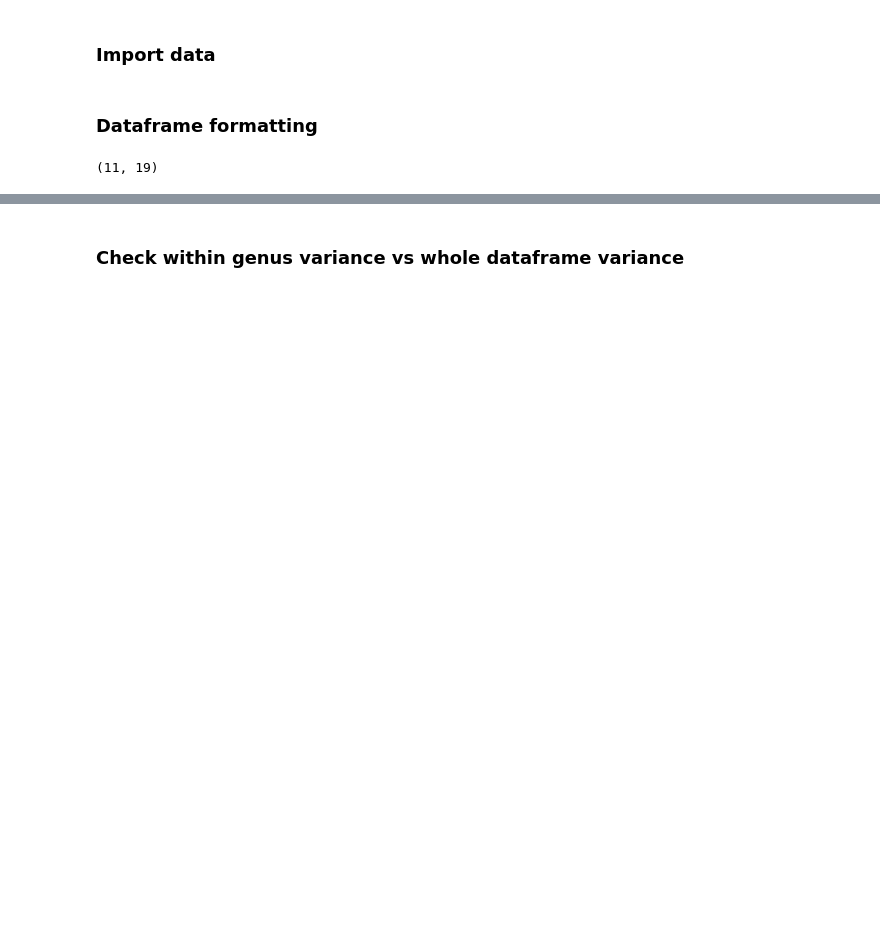
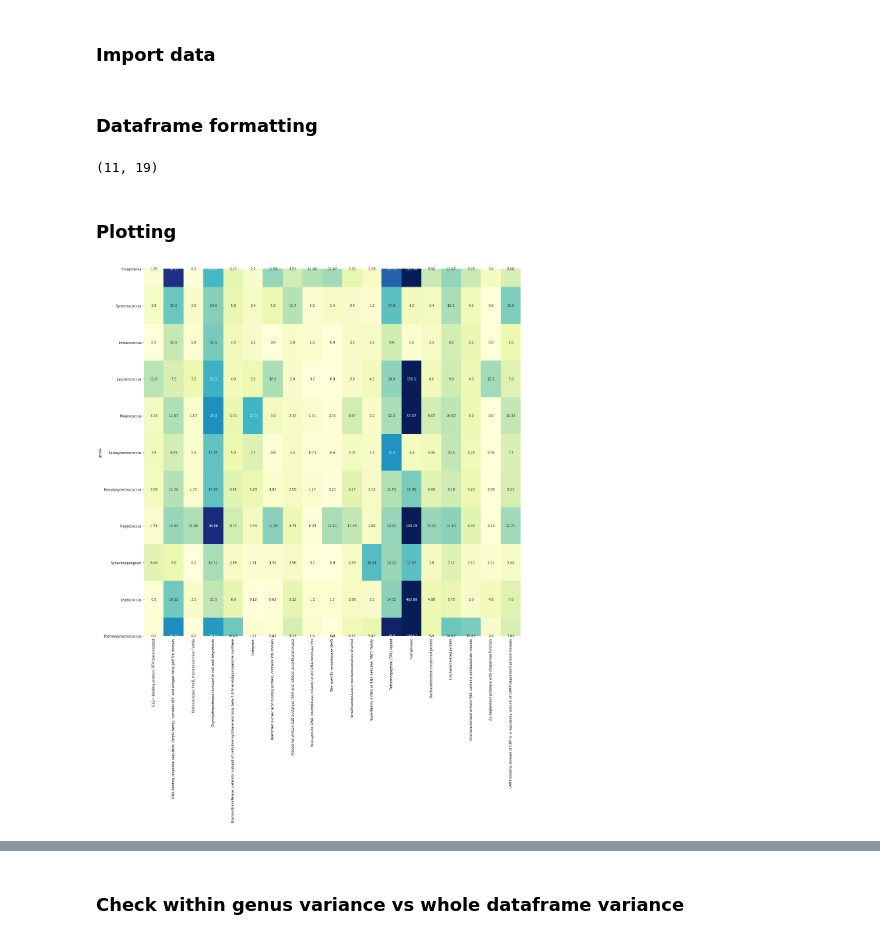
Before and after one commit to vinisalazar/SynechococcusPreprint, a Jupyter notebook: ipynb/Figure4_Table2_COG.ipynb, the cells around one changed output, grey strips where cells are left out. Saved outputs shown, nothing was run; the diff lists cells and outputs as text; code cells hidden in the pictures; blank space fills up the shorter version.

Commit message:
Progressing with heatmap figure

```diff
--- a/ipynb/Figure4_Table2_COG.ipynb
+++ b/ipynb/Figure4_Table2_COG.ipynb
@@ -2,9 +2,13 @@
 import numpy as np
 import pandas as pd
 import matplotlib as mpl
+from matplotlib import rc
 from matplotlib import pyplot as plt
 from sklearn.datasets.samples_generator import make_blobs
 from sklearn.cluster import KMeans
 from sklearn.feature_selection import VarianceThreshold
-from COG import COGTranslator
+from COG import COGTranslator, COGFunctions
 import re
+import seaborn as sns
+cogt = COGTranslator()
+cogf = COGFunctions()
@@ -11,8 +17,7 @@ import re
 # %% [markdown]
 ### Import data
 # %%
-data = pd.read_csv("../data/tables/cog/CyCOG_total_95_completeness.csv")
+data = pd.read_csv("../data/tables/cog/CyCOG_codes_as_cols_absolute_95_completeness.csv")
 data.set_index("name", inplace=True)
-mat = data.values
 # %% [markdown]
 ### Dataframe formatting
@@ -19,16 +39,4 @@ mat = data.values
 # %%
-# Collapse columns with same name
-suffix = re.compile("\.[0-9]{1,2}$")
-collapsed_columns = []
-for s in data.columns:
-    s_ = re.sub("\.[0-9]{1,2}$", "", s)
-    if 'Transposase' in s:
-        s_ = 'Transposase'
-    collapsed_columns.append(s_)
-
-data.columns = collapsed_columns
-data_ = data.groupby(data.columns, axis=1).sum()
-
 # Collapse by genera
 genera = set(i.split()[0] for i in data_.index)
 data_['genus'] = ''
@@ -57,20 +65,32 @@ data_e = data_.groupby('ecotype').mean()
 # Sorting by ecotype
 ecotype_df = pd.DataFrame([(k, v) for k,v in ecotypes.items()], columns=("genus", "ecotype"))
 ecotype_df = ecotype_df.sort_values('ecotype')
+ecotype_df.set_index("genus", inplace=True)
 
 # Grouping by genus
-data_ = data_g.loc[ecotype_df['genus']]
+data_ = data_g.loc[ecotype_df.index]
 
 ## could also group by ecotype
 # data_ = data_e
-
-# Select features based on standard deviation
-var = data_.stack().std()
-selector = VarianceThreshold(var)
-selector.fit_transform(data_)
-data_ = data_.iloc[:, selector.get_support(indices=True)]
-values_ = np.array(data_.values, dtype=float)
-data_ = data_.applymap(lambda n: round(n, 2))
-data_.shape
-# %% [output]
-(11, 19)
+# %%
+# Select features based on standard deviation
+var = data_.stack().std()
+selector = VarianceThreshold(var)
+selector.fit_transform(data_)
+data_ = data_.iloc[:, selector.get_support(indices=True)]
+data_ = data_.applymap(lambda n: round(n, 2))
+data_.shape
+# %% [output]
+(11, 19)
+# %% [markdown]
+### Plotting
+# %%
+# Subset columns
+#data_plot = data_[[i for i in data_.columns if "Uncharacterized" not in i and i != "Transposase"]]
+data_plot = data_
+
+fig, ax = plt.subplots(figsize=(20, 20))
+ax = sns.heatmap(data_plot, cmap="YlGnBu", annot=True, cbar=False, vmax=40, fmt="")
+plt.show()
+# %% [output]
+[figure, added]
```
Also changed, not shown: parts of 11 cells of this notebook, 1 other file.
